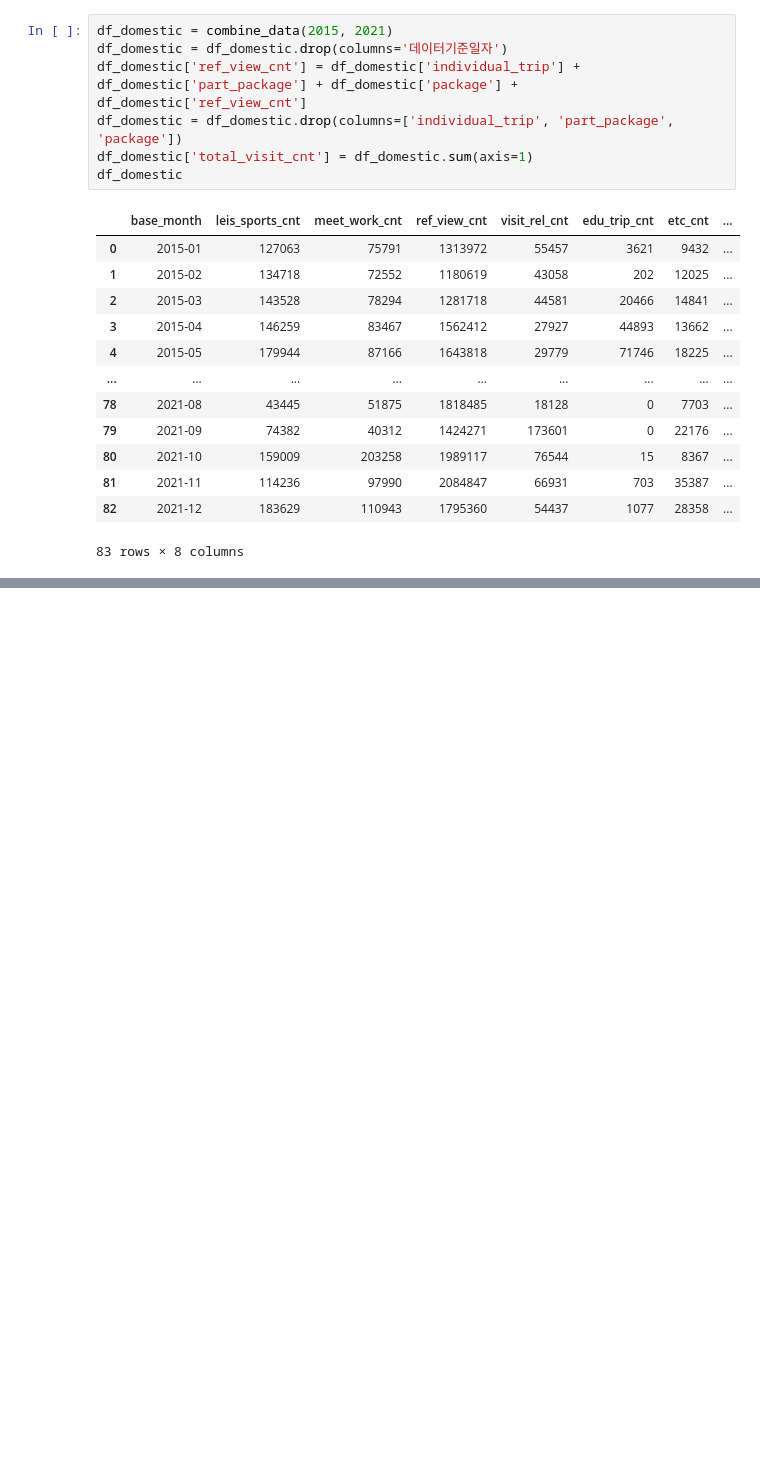
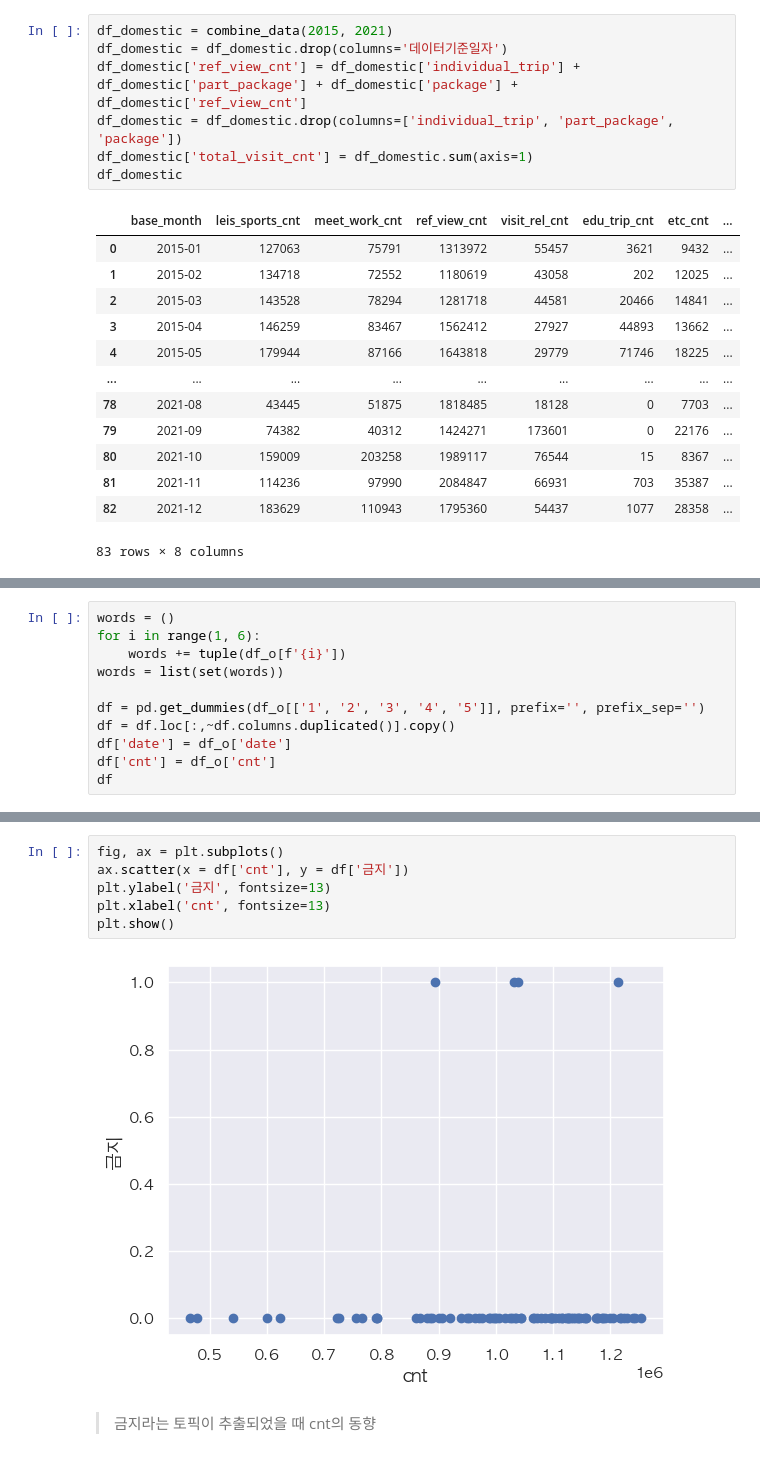
Before and after one commit to YuLim2/BigContest2022, a Jupyter notebook: BigContest2022.ipynb, the cells around one changed output, grey strips where cells are left out. Saved outputs shown, nothing was run; the diff lists cells and outputs as text; blank space fills up the shorter version.

```diff
--- a/BigContest2022.ipynb
+++ b/BigContest2022.ipynb
@@ -372,0 +274,11 @@ df
+# %%
+words = ()
+for i in range(1, 6):
+    words += tuple(df_o[f'{i}'])
+words = list(set(words))
+
+df = pd.get_dummies(df_o[['1', '2', '3', '4', '5']], prefix='', prefix_sep='')
+df = df.loc[:,~df.columns.duplicated()].copy()
+df['date'] = df_o['date']
+df['cnt'] = df_o['cnt']
+df
@@ -372,0 +299,10 @@ df
+# %%
+fig, ax = plt.subplots()
+ax.scatter(x = df['cnt'], y = df['금지'])
+plt.ylabel('금지', fontsize=13)
+plt.xlabel('cnt', fontsize=13)
+plt.show()
+# %% [output]
+[figure, added]
+# %% [markdown]
+> 금지라는 토픽이 추출되었을 때 cnt의 동향
```
Also changed, not shown: parts of 18 cells of this notebook.
